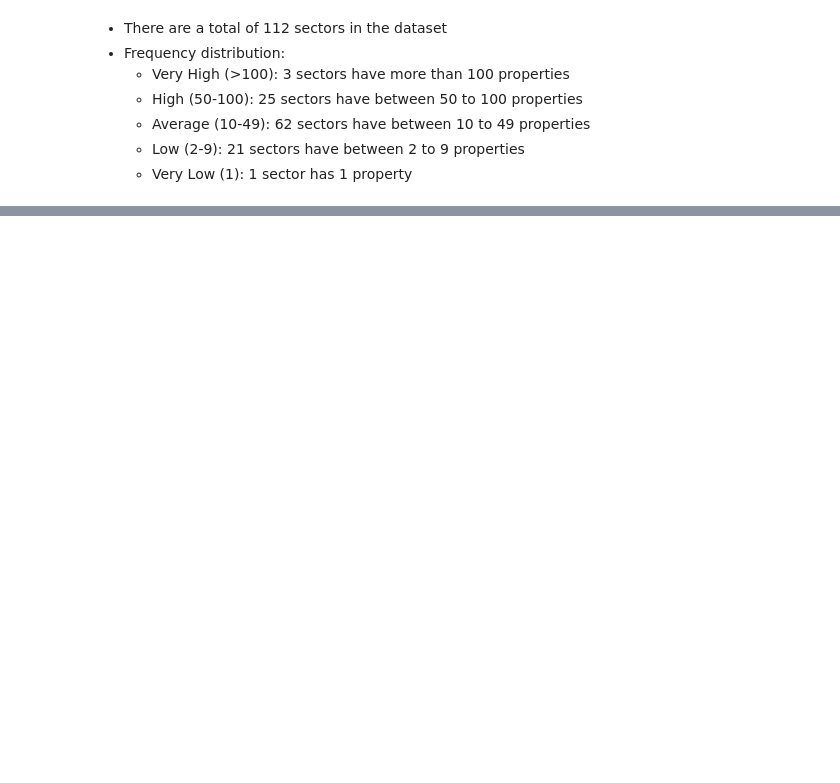
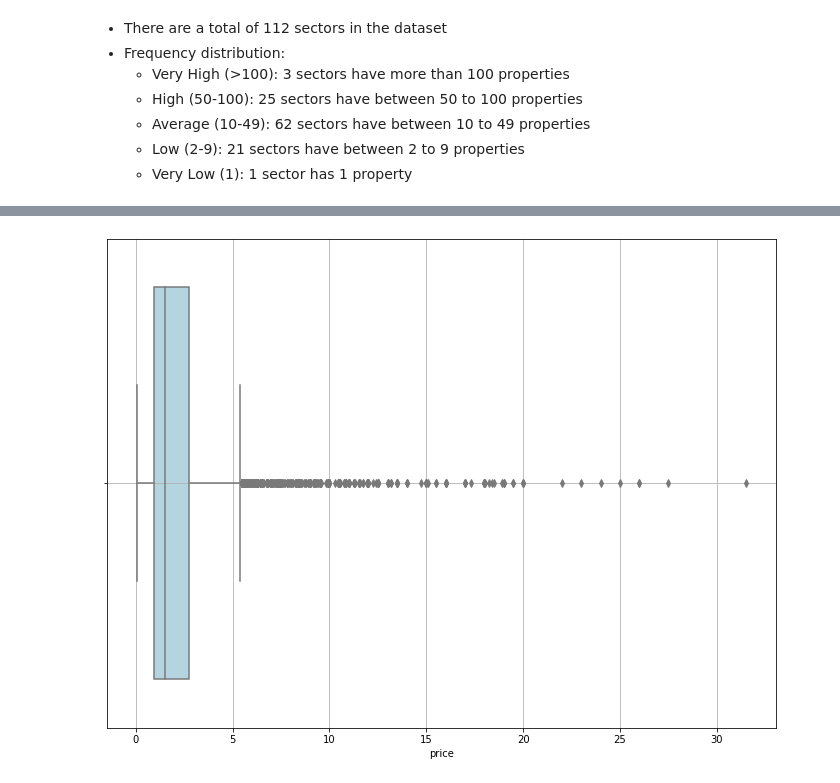
Before and after one commit to cipher499/real_estate_proj, a Jupyter notebook: EDA_univariate.ipynb, the cells around one changed output, grey strips where cells are left out. Cells and saved outputs as stored; diff of their text form; code cells hidden in the pictures; blank space fills up the shorter version.

```diff
--- a/EDA_univariate.ipynb
+++ b/EDA_univariate.ipynb
@@ -182,0 +209,5 @@ df['sector'].value_counts().head(10).plot(kind='bar')
+# %%
+sns.boxplot(x=df['price'], color='lightblue')
+plt.grid()
+# %% [output]
+[figure, added]
```
Also changed, not shown: parts of 28 cells of this notebook.
